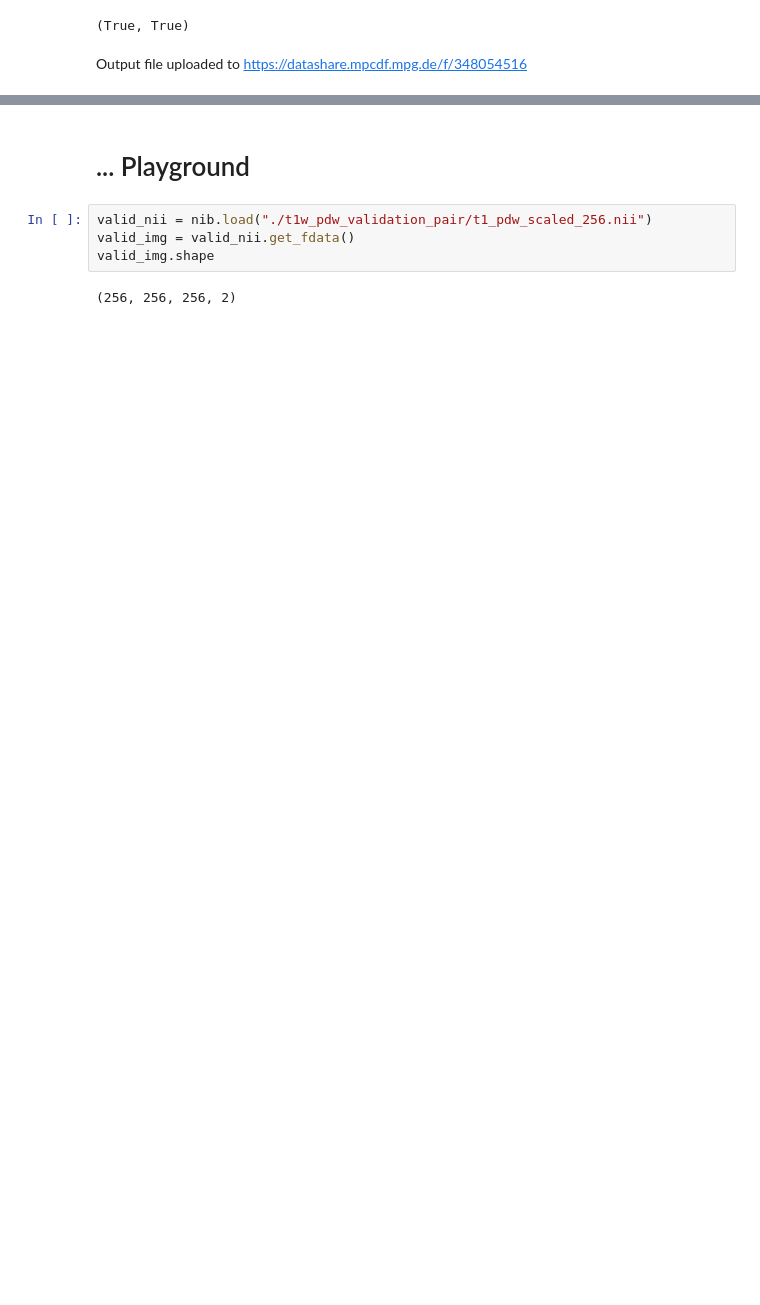
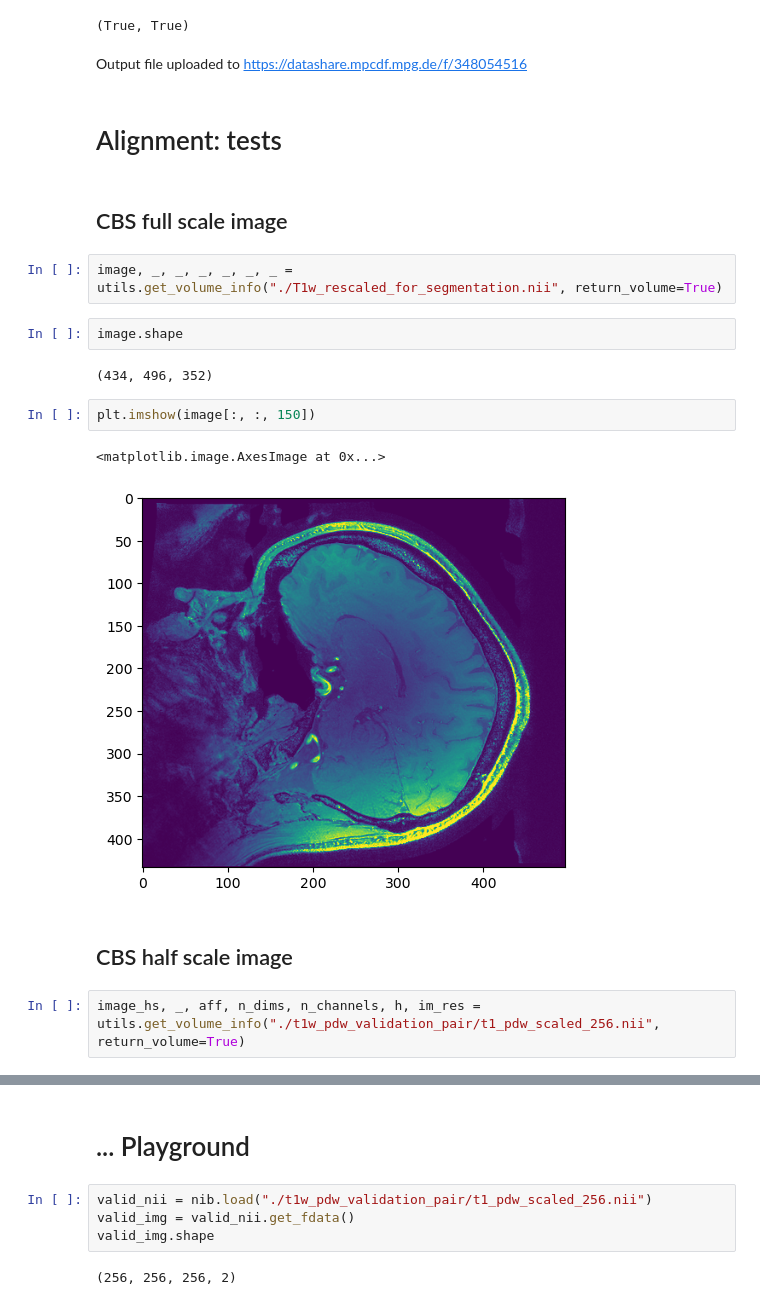
Before and after one commit to halirutan/SynthSeg, a Jupyter notebook: data/cbs/t1w_pdw_config/create_test_tfrecord.ipynb, the cells around one changed output, grey strips where cells are left out. Drawn from its saved outputs; the diff is of its cells as text; blank space fills up the shorter version.

Commit message:
add alignment test section to notebook

```diff
--- a/data/cbs/t1w_pdw_config/create_test_tfrecord.ipynb
+++ b/data/cbs/t1w_pdw_config/create_test_tfrecord.ipynb
@@ -133,3 +129,22 @@ np.allclose(img.numpy(), image_aligned), np.allclose(lab.numpy(), labels_mapped)
 (True, True)
 # %% [markdown]
 Output file uploaded to https://datashare.mpcdf.mpg.de/f/348054516
+# %% [markdown]
+# Alignment: tests
+# %% [markdown]
+## CBS full scale image
+# %%
+image, _, _, _, _, _, _ = utils.get_volume_info("./T1w_rescaled_for_segmentation.nii", return_volume=True)
+# %%
+image.shape
+# %% [output]
+(434, 496, 352)
+# %%
+plt.imshow(image[:, :, 150])
+# %% [output]
+<matplotlib.image.AxesImage at 0x...>
+[figure, added]
+# %% [markdown]
+## CBS half scale image
+# %%
+image_hs, _, aff, n_dims, n_channels, h, im_res = utils.get_volume_info("./t1w_pdw_validation_pair/t1_pdw_scaled_256.nii", return_volume=True)
```
Also changed, not shown: parts of 29 cells of this notebook.
